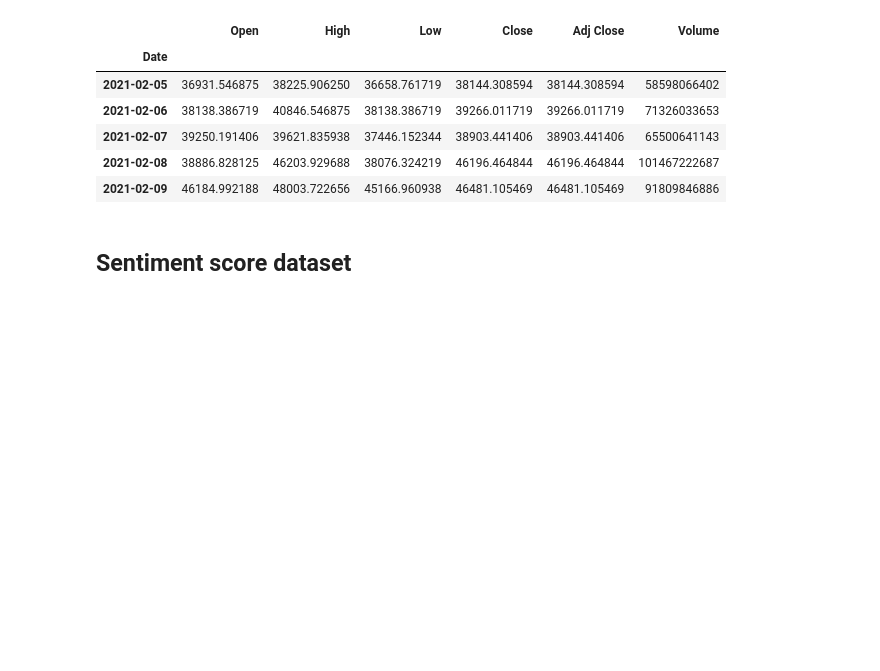
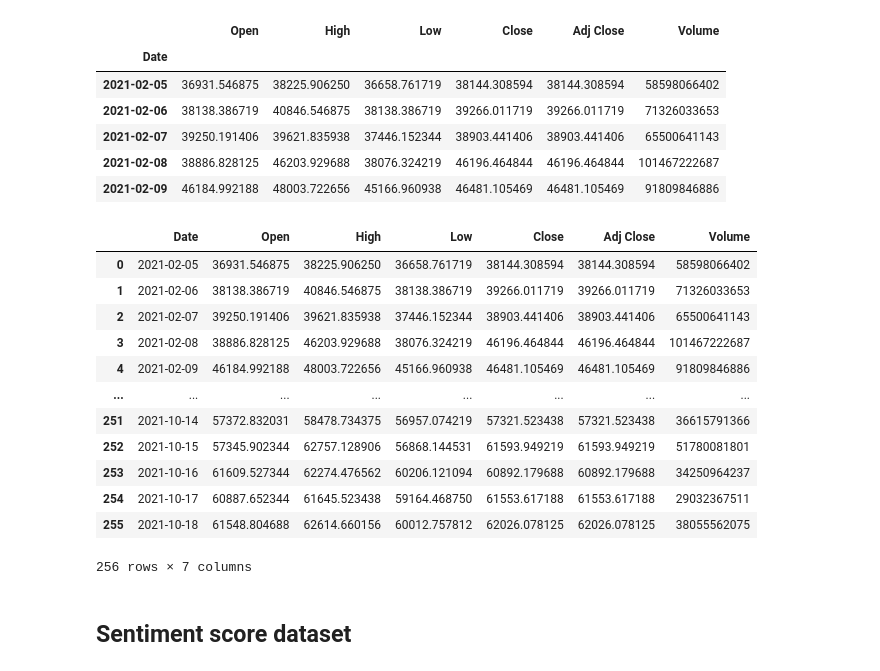
Before and after one commit to Anouar7768/Cryptocurrency-Trading-bot-using-RL, a Jupyter notebook: notebooks/Data exploration .ipynb, the cells around one changed output. Saved outputs shown, nothing was run; the diff lists cells and outputs as text; code cells hidden in the pictures; blank space fills up the shorter version.

```diff
--- a/notebooks/Data exploration .ipynb
+++ b/notebooks/Data exploration .ipynb
@@ -29,6 +29,22 @@ stock_data.head()
 | 2021-02-07 | 39250.191406 | 39621.835938 | 37446.152344 | 38903.441406 | 38903.441406 | 65500641143 |
 | 2021-02-08 | 38886.828125 | 46203.929688 | 38076.324219 | 46196.464844 | 46196.464844 | 101467222687 |
 | 2021-02-09 | 46184.992188 | 48003.722656 | 45166.960938 | 46481.105469 | 46481.105469 | 91809846886 |
+# %%
+stock_data.reset_index()
+# %% [output]
+|  | Date | Open | High | Low | Close | Adj Close | Volume |
+| 0 | 2021-02-05 | 36931.546875 | 38225.906250 | 36658.761719 | 38144.308594 | 38144.308594 | 58598066402 |
+| 1 | 2021-02-06 | 38138.386719 | 40846.546875 | 38138.386719 | 39266.011719 | 39266.011719 | 71326033653 |
+| 2 | 2021-02-07 | 39250.191406 | 39621.835938 | 37446.152344 | 38903.441406 | 38903.441406 | 65500641143 |
+| 3 | 2021-02-08 | 38886.828125 | 46203.929688 | 38076.324219 | 46196.464844 | 46196.464844 | 101467222687 |
+| 4 | 2021-02-09 | 46184.992188 | 48003.722656 | 45166.960938 | 46481.105469 | 46481.105469 | 91809846886 |
+| ... | ... | ... | ... | ... | ... | ... | ... |
+| 251 | 2021-10-14 | 57372.832031 | 58478.734375 | 56957.074219 | 57321.523438 | 57321.523438 | 36615791366 |
+| 252 | 2021-10-15 | 57345.902344 | 62757.128906 | 56868.144531 | 61593.949219 | 61593.949219 | 51780081801 |
+| 253 | 2021-10-16 | 61609.527344 | 62274.476562 | 60206.121094 | 60892.179688 | 60892.179688 | 34250964237 |
+| 254 | 2021-10-17 | 60887.652344 | 61645.523438 | 59164.468750 | 61553.617188 | 61553.617188 | 29032367511 |
+| 255 | 2021-10-18 | 61548.804688 | 62614.660156 | 60012.757812 | 62026.078125 | 62026.078125 | 38055562075 |
+256 rows × 7 columns
 # %% [markdown]
 ## Sentiment score dataset
 # %%
```
Also changed, not shown: parts of 12 cells of this notebook, 1 other file.
